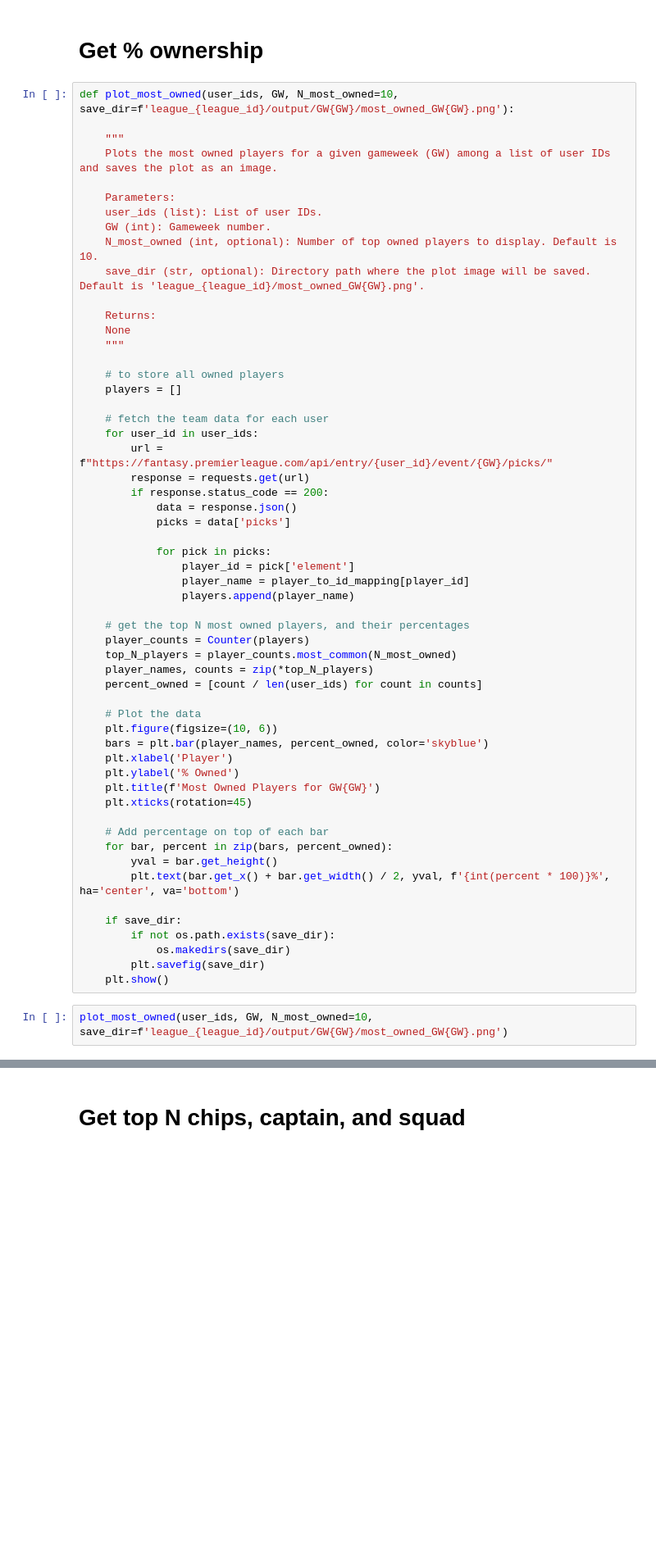
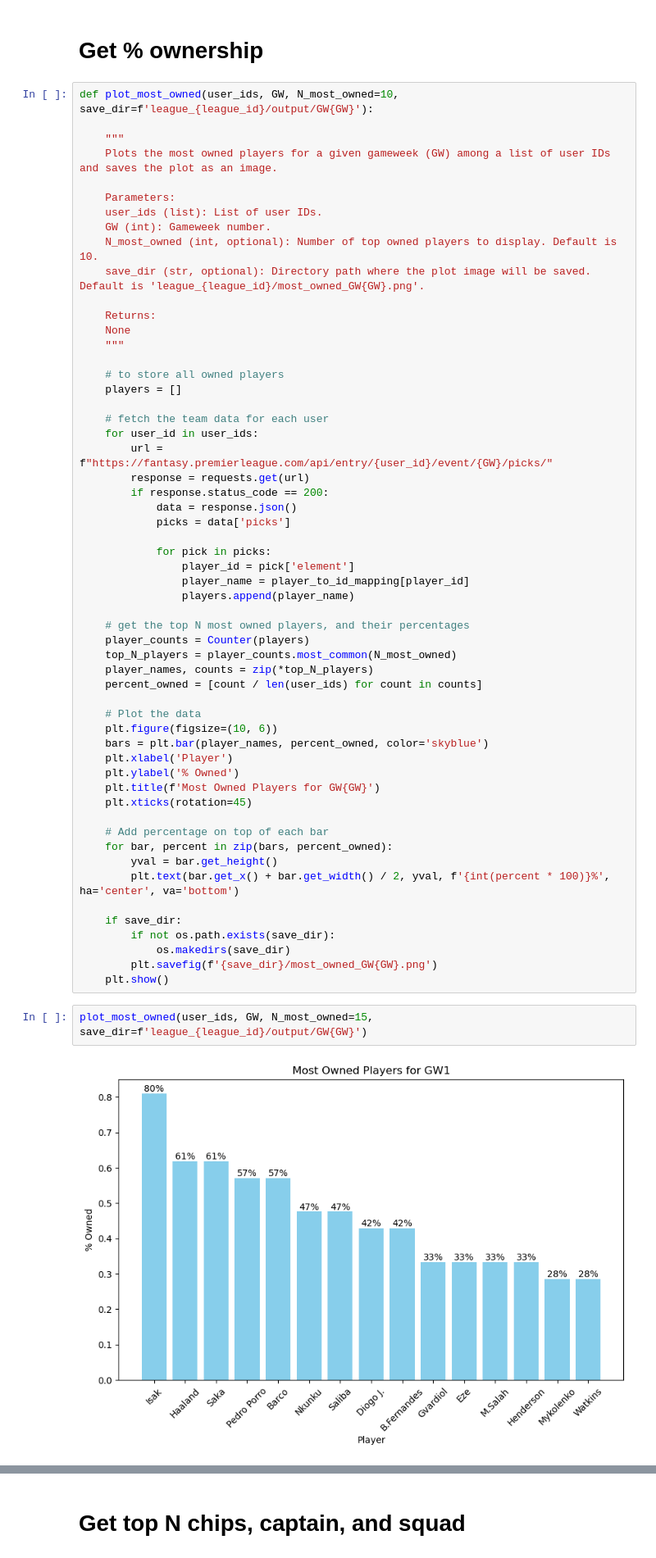
Before and after one commit to fajardgb/FPL-viz, a Jupyter notebook: league_user_viz/get_current_gw_data.ipynb, the cells around one changed output, grey strips where cells are left out. Shown at 82% size. Drawn from its saved outputs; the diff is of its cells as text; blank space fills up the shorter version.

```diff
--- a/league_user_viz/get_current_gw_data.ipynb
+++ b/league_user_viz/get_current_gw_data.ipynb
@@ -121,7 +121,7 @@ plot_captaincy(user_ids, GW, save_dir=f'league_{league_id}/output/GW{GW}/captain
 # %% [markdown]
 # Get % ownership
 # %%
-def plot_most_owned(user_ids, GW, N_most_owned=10, save_dir=f'league_{league_id}/output/GW{GW}/most_owned_GW{GW}.png'):
+def plot_most_owned(user_ids, GW, N_most_owned=10, save_dir=f'league_{league_id}/output/GW{GW}'):
 
     """
     Plots the most owned players for a given gameweek (GW) among a list of user IDs and saves the plot as an image.
@@ -174,7 +174,9 @@ def plot_most_owned(user_ids, GW, N_most_owned=10, save_dir=f'league_{league_id}
     if save_dir:
         if not os.path.exists(save_dir):
             os.makedirs(save_dir)
-        plt.savefig(save_dir)
+        plt.savefig(f'{save_dir}/most_owned_GW{GW}.png')
     plt.show()
 # %%
-plot_most_owned(user_ids, GW, N_most_owned=10, save_dir=f'league_{league_id}/output/GW{GW}/most_owned_GW{GW}.png')
+plot_most_owned(user_ids, GW, N_most_owned=15, save_dir=f'league_{league_id}/output/GW{GW}')
+# %% [output]
+[figure, added]
```
Also changed, not shown: parts of 9 cells of this notebook, 33 other files.
